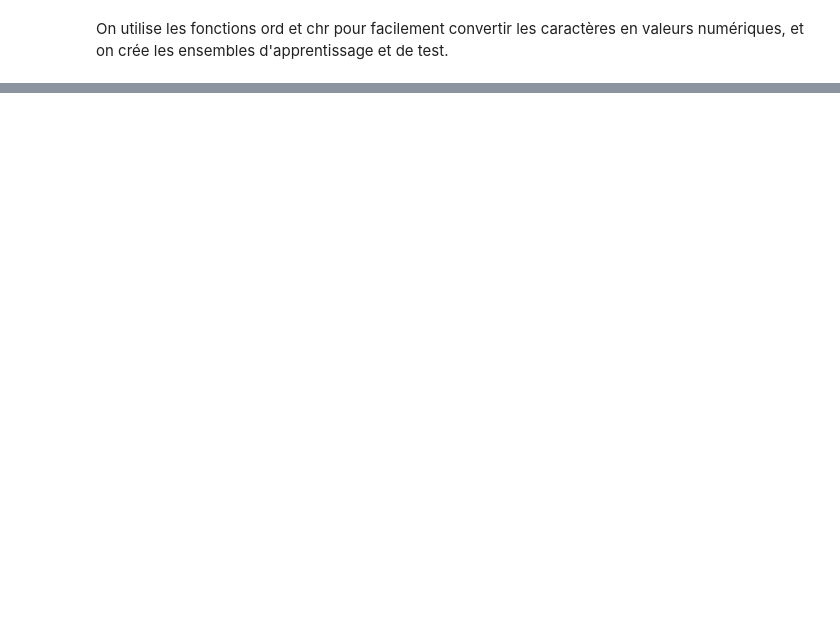
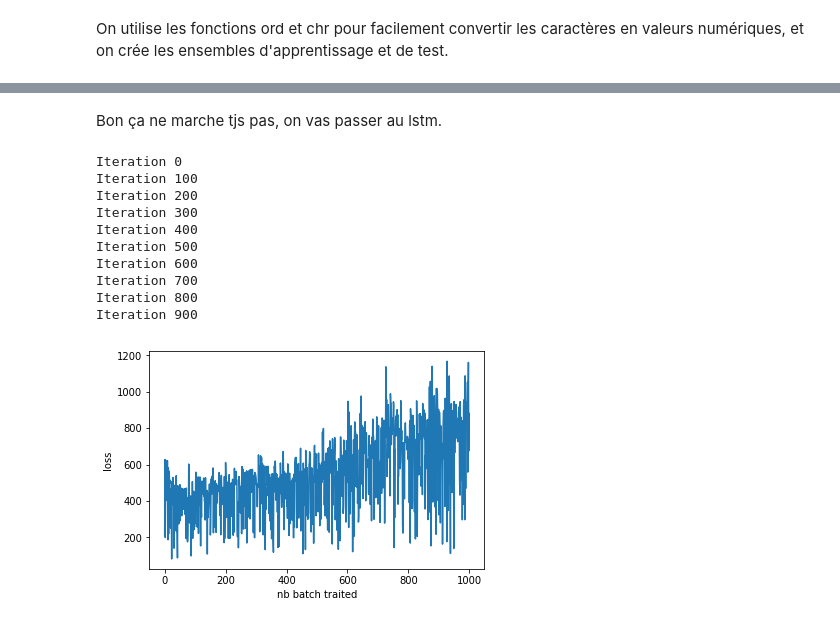
Before and after one commit to Benlog/AS, a Jupyter notebook: TME7.ipynb, the cells around one changed output, grey strips where cells are left out. Saved outputs shown, nothing was run; the diff lists cells and outputs as text; code cells hidden in the pictures; blank space fills up the shorter version.

```diff
--- a/TME7.ipynb
+++ b/TME7.ipynb
@@ -292,0 +174,4 @@ plt.show()
+# %%
+zLen = 1000
+recur = Recurent(zLen, VOCAB_SIZE+1)
+m = RNNMono(recur, toohot(torch.LongTensor([FINAL_CHAR])), debug = True)
@@ -292,0 +509,2 @@ plt.show()
+# %% [markdown]
+Bon ça ne marche tjs pas, on vas passer au lstm.
@@ -292,0 +597,53 @@ plt.show()
+# %%
+class RecurentCont(nn.Module):
+    def __init__(self, encoder, decoder):
+        '''X et Y vecteur onehot de taille tailleVoc
+        Z vecteur de stockage de taille tailleZ'''
+        super(RecurentCont, self).__init__()
+        self.encoder = encoder
+        self.decoder = decoder
+
+    def forward(self, x, h, z):
+        '''return Y, h, Z'''
+        h, z = self.encoder(x, h, z)
+        return self.decoder(h), h, z
+# %%
+zLen = 500
+hLen = 500
+recurIn = LSTM(VOCAB_SIZE+1, hLen)
+recurOut = RecurentCont(LSTM(VOCAB_SIZE+1, hLen), nn.Linear(hLen, VOCAB_SIZE+1))
+m = Seq2SeqLSTM(recurIn, recurOut, toohot(torch.LongTensor([FINAL_CHAR])), debug = True)
+# %%
+TRAIN_ITER = 1000
+lossHisto = []
+diffHisto = []
+for i in range(TRAIN_ITER):
+
+    if i%(TRAIN_ITER/10) == 0:
+        print("Iteration", i)
+
+    t = tweet()
+    #print(t)
+
+    x = Variable(toohot(torch.LongTensor(encode(t[:10]))))
+    y = Variable(torch.LongTensor(encode(t[10:])))
+    z = Variable(torch.zeros(zLen).type(torch.FloatTensor))
+    h = Variable(torch.zeros(hLen).type(torch.FloatTensor))
+    m.train(x, h, z, y)
+
+plt.plot(m.lossHisto)
+plt.ylabel('loss')
+plt.xlabel('nb batch traited')
+plt.show()
+# %% [output]
+Iteration 0
+Iteration 100
+Iteration 200
+Iteration 300
+Iteration 400
+Iteration 500
+Iteration 600
+Iteration 700
+Iteration 800
+Iteration 900
+[figure, added]
```
Also changed, not shown: parts of 48 cells of this notebook, 1 other file.
